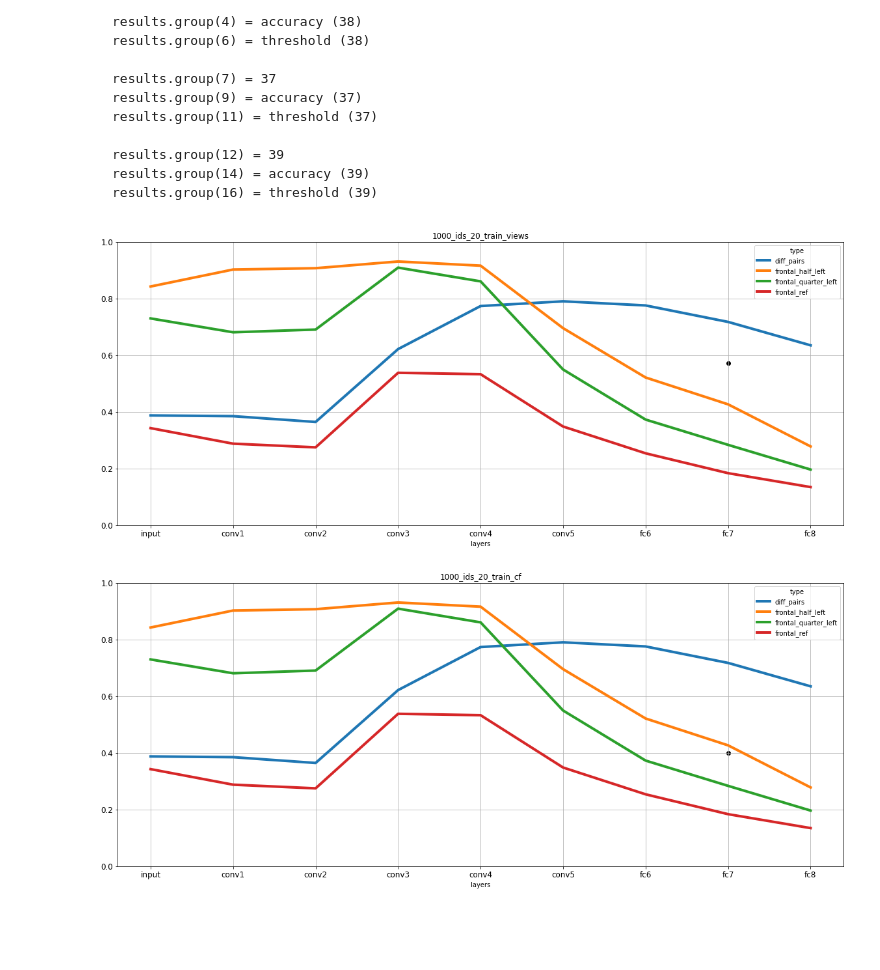
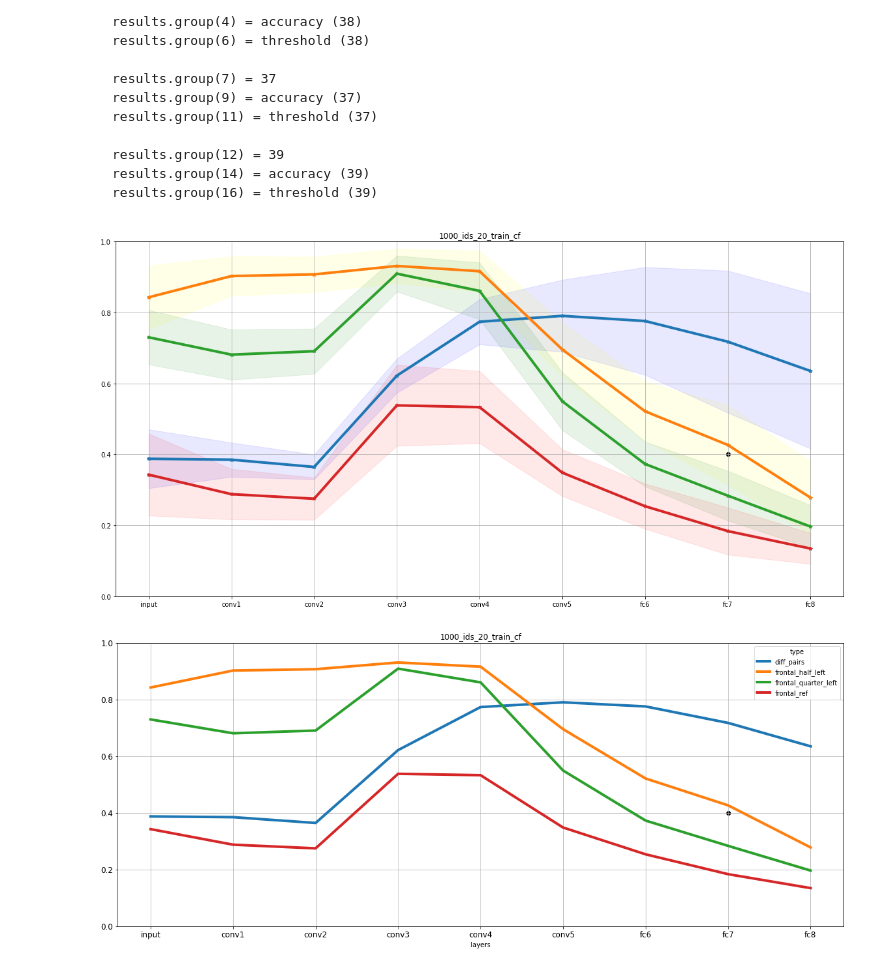
Before and after one commit to gylab-TAU/facial_feature_impact_comparison, a Jupyter notebook: plots_notebooks/Overall_run_cf_views.ipynb, the cells around one changed output. Drawn from its saved outputs; the diff is of its cells as text; code cells hidden in the pictures; blank space fills up the shorter version.

Commit message:
aesthetic plot changes for Overall_run_cf_views.ipynb

```diff
--- a/plots_notebooks/Overall_run_cf_views.ipynb
+++ b/plots_notebooks/Overall_run_cf_views.ipynb
@@ -161,13 +163,13 @@ for csv_file in csv_list:
         # df.to_excel("output.xlsx", sheet_name='Sheet_name_1')
 
 
-    #plot
-    plot = means_df.plot(**plot_kwargs, title = title, ylim = [0,1], lw=4)
-    plt.scatter(7, normalized_treshold_views, color='black')
+#     #plot
+#     plot = means_df.plot(**plot_kwargs, title = title, ylim = [0,1], lw=4)
+#     plt.scatter(7, normalized_treshold_views, color='black')
 
-    #save plot
-    if (save_views_plot==1):
-        plt.savefig(plots_folder+title)
+#     #save plot
+#     if (save_views_plot==1):
+#         plt.savefig(plots_folder+title)
 
 
 
@@ -209,34 +211,93 @@ for csv_file in csv_list:
                                         names=['type','mean/STD'])
     df_means_std_cf = pd.DataFrame(
                       index=rows_cf,
                       columns=header_cf)
 
     df_means_std_cf[('diff_pairs','mean')] = means_df_cf.diff_pairs.copy()
     df_means_std_cf[('diff_pairs','STD')] = std_cf.diff_pairs.copy()
 
     df_means_std_cf[('high_ps_pairs','mean')] = means_df_cf.high_ps_pairs.copy()
     df_means_std_cf[('high_ps_pairs','STD')] = std_cf.high_ps_pairs.copy()
 
     df_means_std_cf[('low_ps_pairs','mean')] = means_df_cf.low_ps_pairs.copy()
     df_means_std_cf[('low_ps_pairs','STD')] = std_cf.low_ps_pairs.copy()
 
     df_means_std_cf[('same_pairs','mean')] = means_df_cf.same_pairs.copy()
     df_means_std_cf[('same_pairs','STD')] = std_cf.same_pairs.copy()
 
 
     #save to csv/excel
     if (save_cf_csv == 1):
         df_means_std_cf.to_csv(mean_std_folder+title)
         # df.to_excel("output.xlsx", sheet_name='Sheet_name_1')
 
     #plot
-    plot = means_df.plot(**plot_kwargs, title = title, ylim = [0,1], lw=4)
-    plt.scatter(7, normalized_threshold_cf, color='black')
+#     fig, ax = plt.subplots(figsize=(16, 12))
+
+    score_lower_limit = means_df - std
+    score_upper_limit = means_df + std
+    COLORS = "blue", "yellow", "green", "red"
 
 
+    param_fig, param_ax = plt.subplots(sharex = 'all', figsize=(20,10))
+    plt.ylim(0, 1)
+    param_ax.set_title(title)
+    param_ax.plot(means_df, marker='*', lw=4)
+    for i, col in enumerate(means_df.columns):
+            param_ax.fill_between(means_df.index,
+                              score_lower_limit[col],
+                              score_upper_limit[col],
+                              color=COLORS[i],
+                              alpha=0.09)
+    param_ax.scatter(7, normalized_threshold_cf, color='black')
+    param_ax.grid()
+
+
+    #     plt.plot(score_lower_limit)
+#     plt.plot(score_upper_limit)
+
+
+#     plt.subplots(means_df)
+    plt = means_df.plot(**plot_kwargs, title = title, ylim = [0,1], lw=4)
+    plt.scatter(7, normalized_threshold_cf, color='black')
+#     param_ax.set_ylable("y")
+ ##########ggplot tests:###############
+#     for i, (key, grp) in enumerate(means_df):
+#         grp.plot(kind="line",
+#                  x="Number of Estimators",
+#                  y="Mean Test Score",
+#                  color=COLORS[i],
+#                  label=str(key),
+#                  ax=param_ax)
+#         score_mean = grp["Mean Test Score"]
+#         score_std = grp["Test Score STD"]
+#         score_lower_limit = score_mean - score_std
+#         score_upper_limit = score_mean + score_std
+#         param_ax.fill_between(N_ESTIMATORS,
+#                               score_lower_limit,
+#                               score_upper_limit,
+#                               color=COLORS[i],
+#                               alpha=0.1)
+#     param_ax.set_ylabel("Accuracy")
+# #     param_ax.scatter(model_searcher.best_params_["n_estimators"],
+# #                      model_searcher.best_score_,
+# #                      marker="*",
+# #                      color="black",
+# #                      s=150,
+# #                      label="Selected Model")
+# #     _ = param_ax.legend()
+
+# #     import ggplot as gg
+
+# #     plot = gg.plt
+# #     gg.qplot(plot.wt, plot.mpg) + gg.geom_smooth(color="blue")
+
+
+
+##############################################
     #save plot
     if (save_cf_plot==1):
         plt.savefig(plots_folder+title)
 # %% [output]
-[figure, old version]
+[figure, new version]
 [figure]
```
Also changed, not shown: parts of 3 cells of this notebook.
